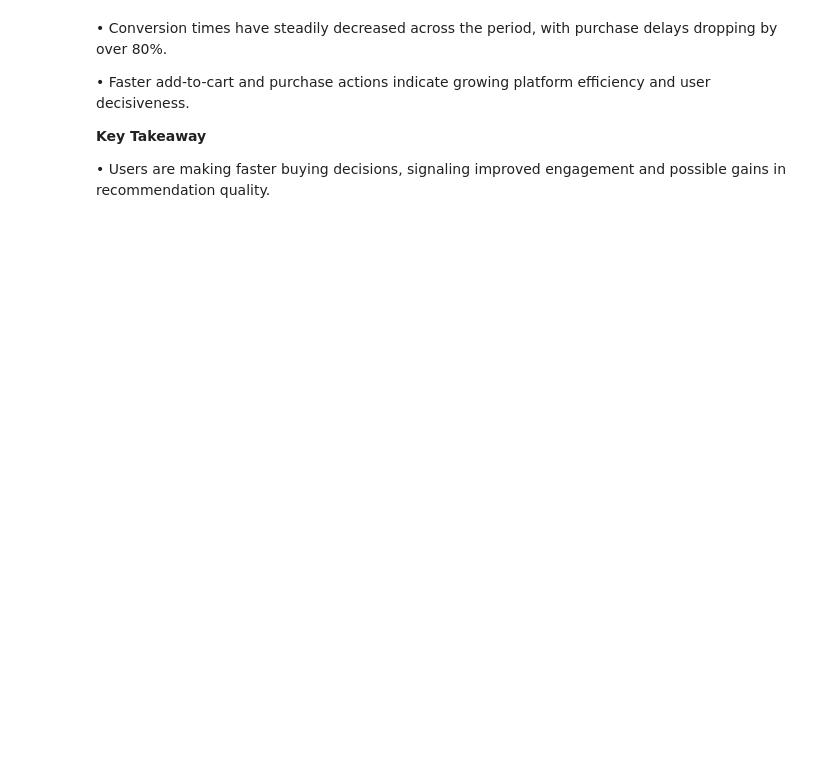
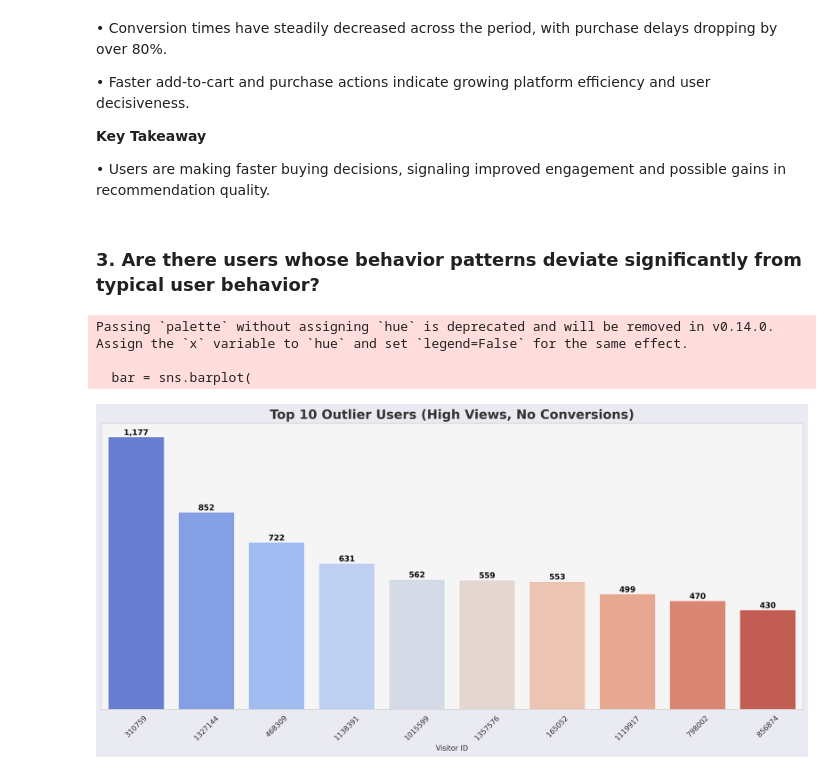
Before and after one commit to dspselorm/Recommendation-System-Analysis, a Jupyter notebook: Recommendation_System_Analysis.ipynb, the cells around one changed output. Saved outputs shown, nothing was run; the diff lists cells and outputs as text; code cells hidden in the pictures; blank space fills up the shorter version.

```diff
--- a/Recommendation_System_Analysis.ipynb
+++ b/Recommendation_System_Analysis.ipynb
@@ -634,3 +646,60 @@ See the caveats in the documentation: https://pandas.pydata.org/pandas-docs/stab
 **Key Takeaway**
 
 •	Users are making faster buying decisions, signaling improved engagement and possible gains in recommendation quality.
+# %% [markdown]
+### **3. Are there users whose behavior patterns deviate significantly from typical user behavior?**
+# %%
+# Aggregate user actions
+user_actions = df_cleaned_final.groupby(['visitorid', 'event']).size().unstack(fill_value=0).reset_index()
+
+# Identify users with high views but zero conversions
+outliers = user_actions[
+    (user_actions['view'] > user_actions['view'].quantile(0.99)) &  # top 1% viewers
+    (user_actions['addtocart'] == 0) &
+    (user_actions['transaction'] == 0)
+]
+
+# Sort by views and take top 10
+top_outliers = outliers.sort_values(by='view', ascending=False).head(10)
+# %%
+# Plot
+sns.set_style("whitegrid")
+plt.figure(figsize=(14, 7), dpi=300)
+
+bar = sns.barplot(
+    data=top_outliers,
+    x='visitorid',
+    y='view',
+    palette='coolwarm'
+)
+
+# Data labels
+for p in bar.patches:
+    bar.annotate(
+        f'{int(p.get_height()):,}',
+        (p.get_x() + p.get_width() / 2., p.get_height()),
+        ha='center', va='bottom',
+        fontsize=11, color='black', weight='bold'
+    )
+
+# Formatting
+plt.title("Top 10 Outlier Users (High Views, No Conversions)", fontsize=18, weight='bold', color='#333')
+plt.xlabel("Visitor ID")
+plt.ylabel("")
+plt.xticks(rotation=45, fontsize=10)
+plt.yticks([])
+
+# Background
+plt.gca().set_facecolor('#f5f5f5')
+plt.gcf().set_facecolor('#eaeaf2')
+plt.grid(False)
+
+# Save & Show
+plt.tight_layout()
+plt.savefig('/content/drive/MyDrive/Azubi_TMP/Recommendation_System_Project/Charts/top_outlier_users.png', dpi=300, bbox_inches='tight')
+plt.show()
+# %% [output]
+Passing `palette` without assigning `hue` is deprecated and will be removed in v0.14.0. Assign the `x` variable to `hue` and set `legend=False` for the same effect.
+
+  bar = sns.barplot(
+[figure, added]
```
Also changed, not shown: parts of 41 cells of this notebook.
